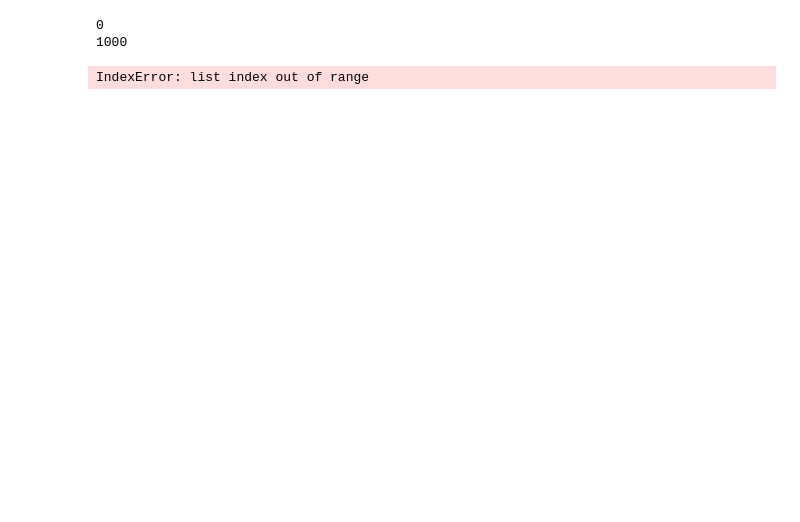
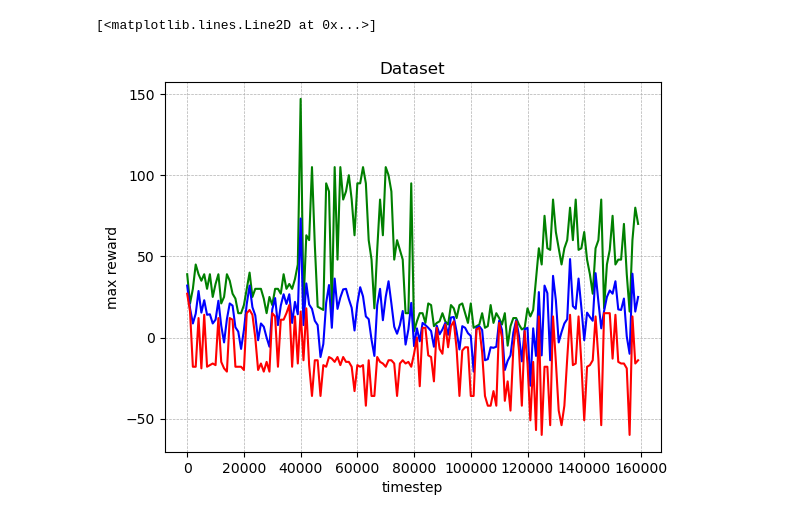
Before and after one commit to ObsidianXVI/QBrew, a Jupyter notebook: lib/analysers/dataset_analyser.ipynb, the cells around one changed output. Drawn from its saved outputs; the diff is of its cells as text; code cells hidden in the pictures; blank space fills up the shorter version.

Commit message:
dataset framework works fully

```diff
--- a/lib/analysers/dataset_analyser.ipynb
+++ b/lib/analysers/dataset_analyser.ipynb
@@ -3,47 +3,40 @@ import csv
 import numpy as np
 import matplotlib.pyplot as plt
 
-testsToAccess: list[str] = ["SM_D1_1", "SM_D1_2", "SM_D1_3"]
-filesToAccess: list[str] = [("../../data/archives/" + t + "/data.csv") for t in testsToAccess]
+dataset: str = "SM_D1"
+fileToAccess: str = ("../../data/archives/datasets/" + dataset + "/range.csv")
 sampleStepSize: int = 1000 # 60
 startIndex: int = 0
 
 timesteps:list[int] = []
-reward: list[list[float]] = []
+rmax: list[float] = []
+rmin: list[float] = []
+ravg: list[float] = []
 
-isFirstParse: bool = True
-for file in filesToAccess:
-    with open(file) as f:
-        plots = csv.reader(f, delimiter=';')
-        next(plots)
-        for i, row in enumerate(plots):
-            if i < startIndex: continue
-            if i % sampleStepSize !=0: continue
-            if isFirstParse:
-                timesteps.append(int(row[0]))
-                reward.append([float(row[len(row)-1])])
-            else:
-                print(i)
-                reward[i].append(float(row[len(row)-1]))
-
-    if file == filesToAccess[0]:
-        isFirstParse = False
+with open(fileToAccess) as f:
+    plots = csv.reader(f, delimiter=';')
+    next(plots)
+    for i, row in enumerate(plots):
+        if i < startIndex: continue
+        if i % sampleStepSize !=0: continue
+        timesteps.append(int(row[0]))
+        rmax.append(float(row[1]))
+        rmin.append(float(row[2]))
+        ravg.append(float(row[3]))
-# %% [output]
-0
-1000
-IndexError: list index out of range
-# %%
-rmax: list[float] = [max(n) for n in reward]
-rmin: list[float] = [min(n) for n in reward]
-ravg: list[float] = [(sum(n)/len(n)) for n in reward]
 # %%
-plt.scatter(x=timesteps, y=rmax, color="g")
-plt.sca
+# plt.scatter(x=timesteps, y=rmax, color="g")
+
 plt.xlabel("timestep")
-plt.ylabel("reward")
+plt.ylabel("max reward")
 plt.title("Dataset")
 
 """ z = np.polyfit(timesteps, reward, 4)
 p = np.poly1d(z) """
 plt.grid(linestyle="--", linewidth=0.5)
+plt.plot(timesteps, rmax, "g")
+plt.plot(timesteps, ravg, "b")
+plt.plot(timesteps, rmin, "r")
 # plt.plot(timesteps, p(timesteps), "r")
+# %% [output]
+[<matplotlib.lines.Line2D at 0x...>]
+[figure, added]
```
Also changed, not shown: 8 other files.
